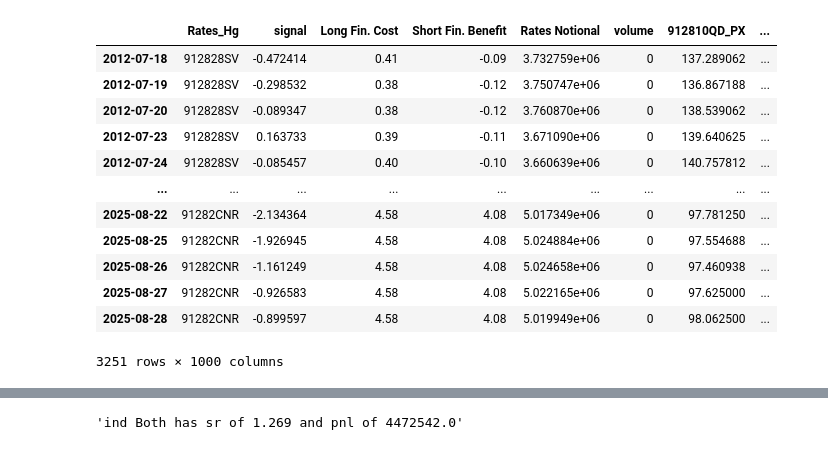
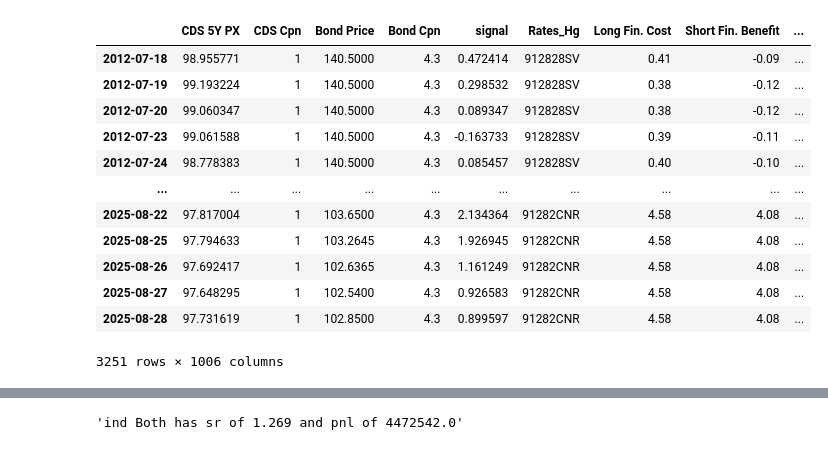
Before and after one commit to vasusharmaiiicm/58.-EM-Basis-Backtest, a Jupyter notebook: Final.ipynb, the cells around one changed output, grey strips where cells are left out. Drawn from its saved outputs; the diff is of its cells as text; code cells hidden in the pictures.

```diff
--- a/Final.ipynb
+++ b/Final.ipynb
@@ -820,22 +803,22 @@ try:
     bond_roll_funding = pd.DataFrame({ 'Roll Funding':list(values3)}, index = list(dates3))
 except:
     bond_roll_funding = pd.DataFrame()
-# %%
-rates
-# %% [output]
-|  | Rates_Hg | signal | Long Fin. Cost | Short Fin. Benefit | Rates Notional | volume | 912810QD_PX | ... |
-| 2012-07-18 | 912828SV | -0.472414 | 0.41 | -0.09 | 3.732759e+06 | 0 | 137.289062 | ... |
-| 2012-07-19 | 912828SV | -0.298532 | 0.38 | -0.12 | 3.750747e+06 | 0 | 136.867188 | ... |
-| 2012-07-20 | 912828SV | -0.089347 | 0.38 | -0.12 | 3.760870e+06 | 0 | 138.539062 | ... |
-| 2012-07-23 | 912828SV | 0.163733 | 0.39 | -0.11 | 3.671090e+06 | 0 | 139.640625 | ... |
-| 2012-07-24 | 912828SV | -0.085457 | 0.40 | -0.10 | 3.660639e+06 | 0 | 140.757812 | ... |
-| ... | ... | ... | ... | ... | ... | ... | ... | ... |
-| 2025-08-22 | 91282CNR | -2.134364 | 4.58 | 4.08 | 5.017349e+06 | 0 | 97.781250 | ... |
-| 2025-08-25 | 91282CNR | -1.926945 | 4.58 | 4.08 | 5.024884e+06 | 0 | 97.554688 | ... |
-| 2025-08-26 | 91282CNR | -1.161249 | 4.58 | 4.08 | 5.024658e+06 | 0 | 97.460938 | ... |
-| 2025-08-27 | 91282CNR | -0.926583 | 4.58 | 4.08 | 5.022165e+06 | 0 | 97.625000 | ... |
-| 2025-08-28 | 91282CNR | -0.899597 | 4.58 | 4.08 | 5.019949e+06 | 0 | 98.062500 | ... |
-3251 rows × 1000 columns
+# %%
+bt_df
+# %% [output]
+|  | CDS 5Y PX | CDS Cpn | Bond Price | Bond Cpn | signal | Rates_Hg | Long Fin. Cost | Short Fin. Benefit | ... |
+| 2012-07-18 | 98.955771 | 1 | 140.5000 | 4.3 | 0.472414 | 912828SV | 0.41 | -0.09 | ... |
+| 2012-07-19 | 99.193224 | 1 | 140.5000 | 4.3 | 0.298532 | 912828SV | 0.38 | -0.12 | ... |
+| 2012-07-20 | 99.060347 | 1 | 140.5000 | 4.3 | 0.089347 | 912828SV | 0.38 | -0.12 | ... |
+| 2012-07-23 | 99.061588 | 1 | 140.5000 | 4.3 | -0.163733 | 912828SV | 0.39 | -0.11 | ... |
+| 2012-07-24 | 98.778383 | 1 | 140.5000 | 4.3 | 0.085457 | 912828SV | 0.40 | -0.10 | ... |
+| ... | ... | ... | ... | ... | ... | ... | ... | ... | ... |
+| 2025-08-22 | 97.817004 | 1 | 103.6500 | 4.3 | 2.134364 | 91282CNR | 4.58 | 4.08 | ... |
+| 2025-08-25 | 97.794633 | 1 | 103.2645 | 4.3 | 1.926945 | 91282CNR | 4.58 | 4.08 | ... |
+| 2025-08-26 | 97.692417 | 1 | 102.6365 | 4.3 | 1.161249 | 91282CNR | 4.58 | 4.08 | ... |
+| 2025-08-27 | 97.648295 | 1 | 102.5400 | 4.3 | 0.926583 | 91282CNR | 4.58 | 4.08 | ... |
+| 2025-08-28 | 97.731619 | 1 | 102.8500 | 4.3 | 0.899597 | 91282CNR | 4.58 | 4.08 | ... |
+3251 rows × 1006 columns
 # %%
 ######################################################################################################### NEW BLOCK
 
```
Also changed, not shown: parts of 2 cells of this notebook.
